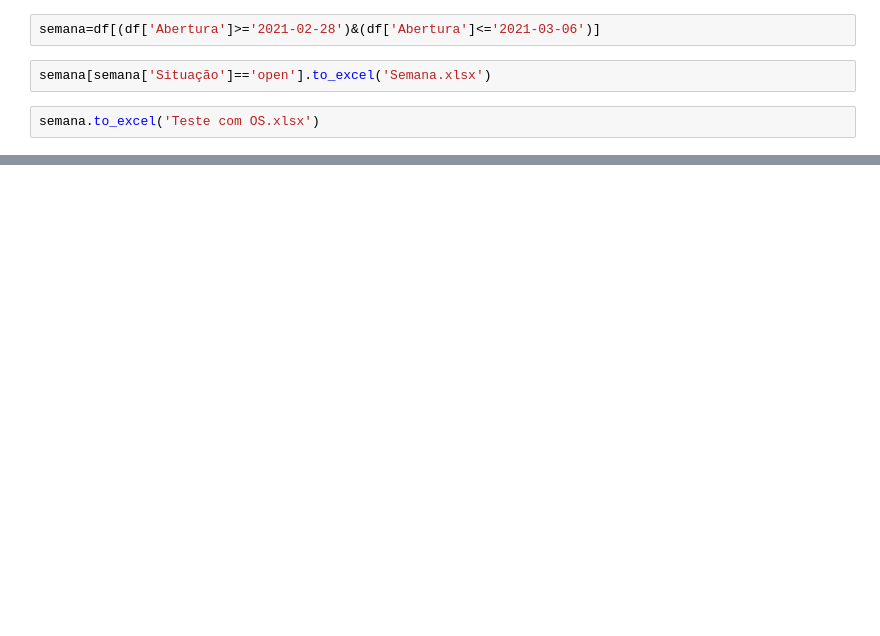
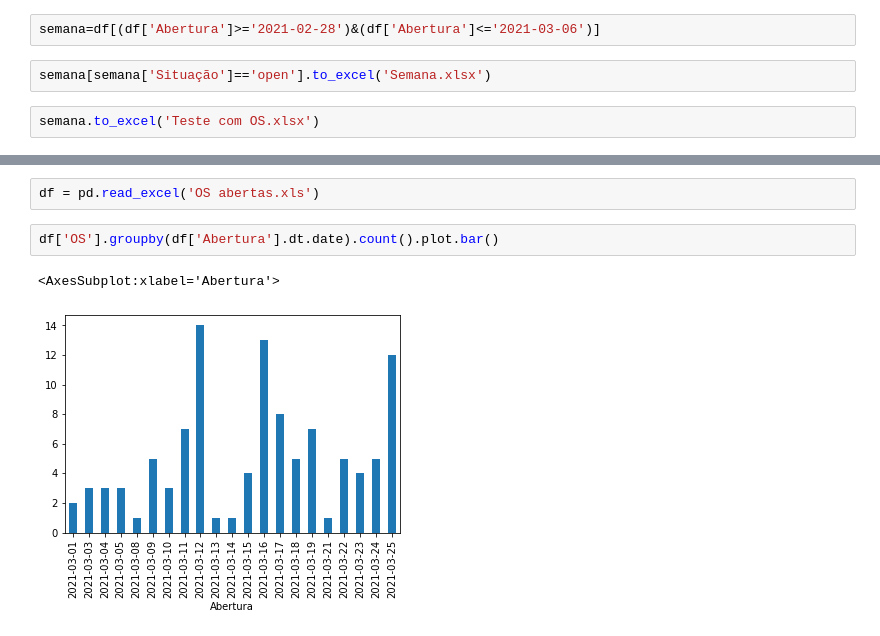
Before and after one commit to LucasTemponi/Analise-de-OS---KPI-dashboard, a Jupyter notebook: PostgreSQL.ipynb, the cells around one changed output, grey strips where cells are left out. Cells and saved outputs as stored; diff of their text form; blank space fills up the shorter version.

```diff
--- a/PostgreSQL.ipynb
+++ b/PostgreSQL.ipynb
@@ -304,0 +610,7 @@ equipamentos[equipamentos['name']=='Oftalmoscópio']
+# %%
+df = pd.read_excel('OS abertas.xls')
+# %%
+df['OS'].groupby(df['Abertura'].dt.date).count().plot.bar()
+# %% [output]
+<AxesSubplot:xlabel='Abertura'>
+[figure, added]
```
Also changed, not shown: parts of 62 cells of this notebook, 7 other files.
